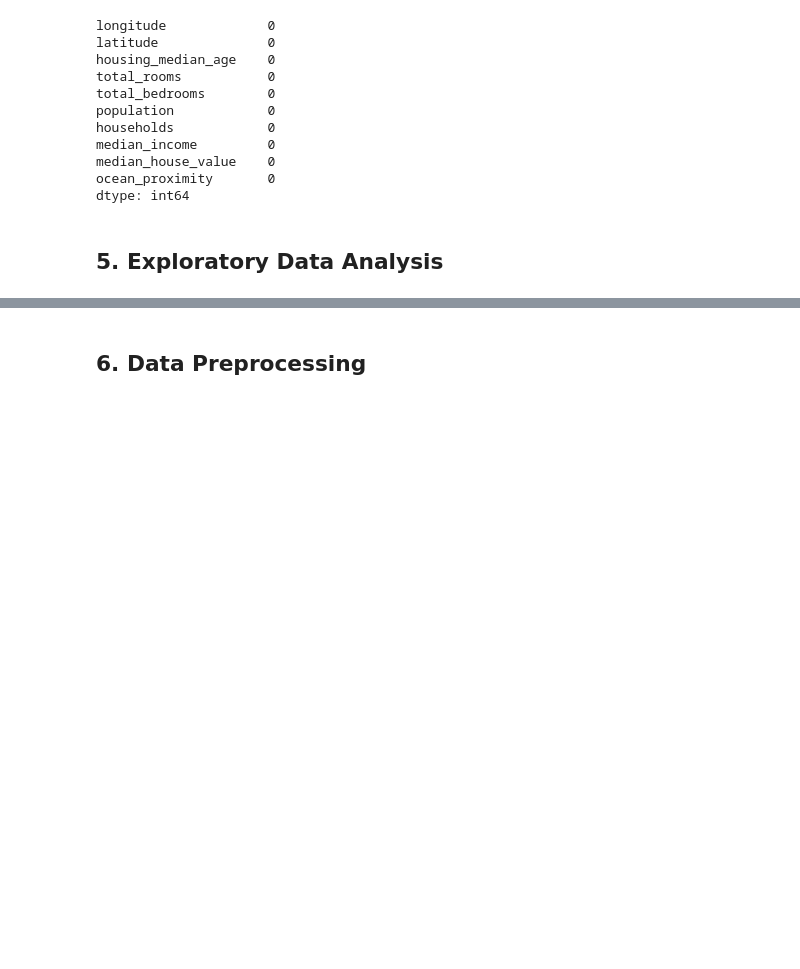
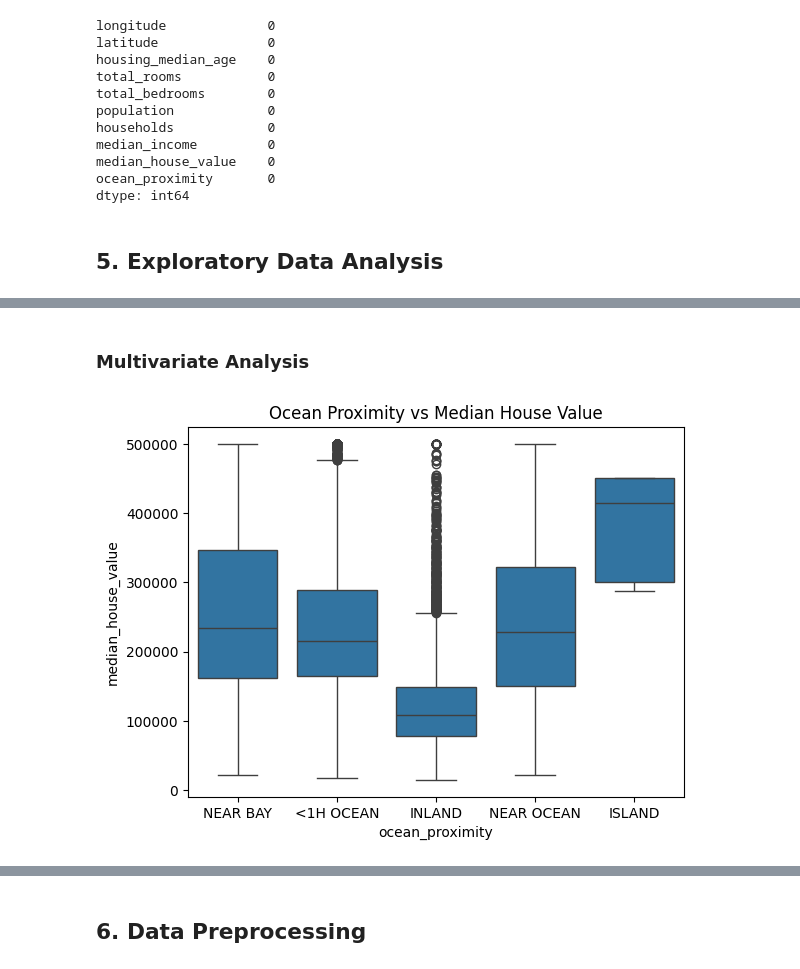
Before and after one commit to JoshuaPaul-lasisi/House-Price-Prediction, a Jupyter notebook: notebook.ipynb, the cells around one changed output, grey strips where cells are left out. Drawn from its saved outputs; the diff is of its cells as text; code cells hidden in the pictures; blank space fills up the shorter version.

```diff
--- a/notebook.ipynb
+++ b/notebook.ipynb
@@ -133,0 +176,9 @@ dtype: int64
+# %% [markdown]
+### Multivariate Analysis
+# %%
+# Boxplot of categorical feature against the target
+sns.boxplot(x='ocean_proximity', y='median_house_value', data=house)
+plt.title('Ocean Proximity vs Median House Value')
+plt.show()
+# %% [output]
+[figure, added]
```
Also changed, not shown: parts of 8 cells of this notebook.
